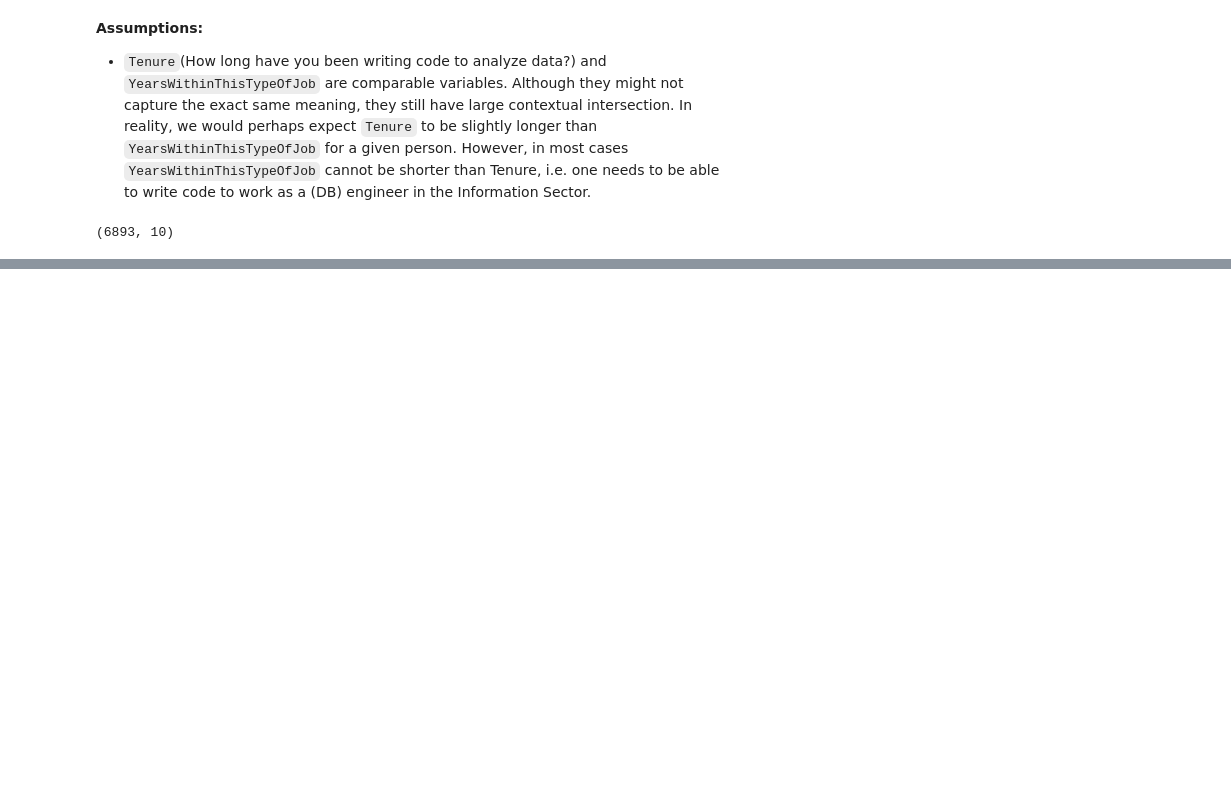
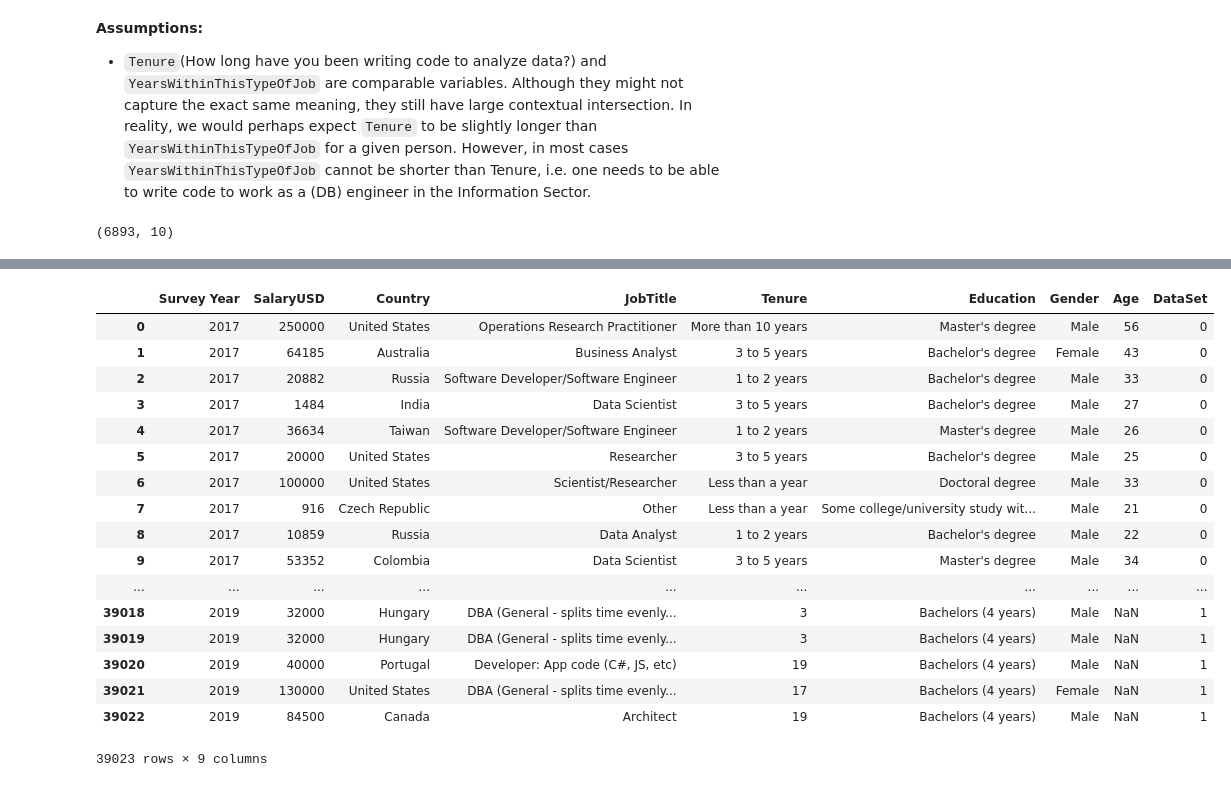
Before and after one commit to hendrikbaacke/Data-Madness, a Jupyter notebook: Income_and_Living_Prices__Data_Madness.ipynb, the cells around one changed output, grey strips where cells are left out. Cells and saved outputs as stored; diff of their text form; code cells hidden in the pictures; blank space fills up the shorter version.

Commit message:
Constructing large initial DataSet

```diff
--- a/Income_and_Living_Prices__Data_Madness.ipynb
+++ b/Income_and_Living_Prices__Data_Madness.ipynb
@@ -393,0 +383,18 @@ salary
+# %%
+df_KGL19_da.loc[:,'lowerBound'] = df_KGL19_da.loc[:,'SalaryUSD'].apply(lambda x: x.partition('-')[0] if x[0].isdigit() else ('500' if x[0] == '$' else x))
+df_KGL19_da.loc[:,'upperBound'] = df_KGL19_da.loc[:,'SalaryUSD'].apply(lambda x: x.partition('-')[2] if x[0].isdigit() else ('500' if x[0] == '$' else x))
+
+df_KGL19_da.loc[:,'upperBound']=df_KGL19_da.loc[:,'upperBound'].str.replace('-','')
+df_KGL19_da.loc[:,'upperBound']=df_KGL19_da.loc[:,'upperBound'].str.replace(',','')
+df_KGL19_da.loc[:,'upperBound']=df_KGL19_da.loc[:,'upperBound'].str.replace("'",'')
+df_KGL19_da.loc[:,'lowerBound']=df_KGL19_da.loc[:,'lowerBound'].str.replace('-','')
+df_KGL19_da.loc[:,'lowerBound']=df_KGL19_da.loc[:,'lowerBound'].str.replace(',','')
+df_KGL19_da.loc[:,'lowerBound']=df_KGL19_da.loc[:,'lowerBound'].str.replace("'",'')
+
+df_KGL19_da = df_KGL19_da[~df_KGL19_da['upperBound'].str.startswith('>')]
+df_KGL19_da = df_KGL19_da.astype({'lowerBound': 'int64','upperBound' : 'int64'})
+
+df_KGL19_da.loc[:,'SalaryUSD'] = np.round((df_KGL19_da.loc[:,'lowerBound']+df_KGL19_da.loc[:,'upperBound'])/2,0)
+df_KGL19_da = df_KGL19_da.astype({'SalaryUSD': 'int64'})
+df_KGL19_da = df_KGL19_da.drop(columns=['lowerBound','upperBound'])
+df_KGL19_da
@@ -393,0 +422,5 @@ salary
+# %%
+df_KGL17_Salary = df_KGL17_da[df_KGL17_da.loc[:,'SalaryUSD'].notna()]
+df_KGL17_Salary.shape
+df_KGL17_Salary = df_KGL17_Salary.astype({'SalaryUSD': 'int64'})
+df_KGL17_Salary
@@ -393,0 +451,9 @@ salary
+# %%
+df_KGL17Ap = df_KGL17_Salary[['Survey Year','SalaryUSD','Country','CurrentJobTitleSelect','Tenure','FormalEducation','GenderSelect','Age']]
+df_KGL18Ap = df_KGL18_da[['Survey Year','SalaryUSD','Country','CurrentJobTitleSelect','Tenure','FormalEducation','GenderSelect','Age']]
+df_KGL19Ap = df_KGL19_da[['Survey Year','SalaryUSD','Country','CurrentJobTitleSelect','Tenure','FormalEducation','GenderSelect','Age']]
+
+df_KGL = df_KGL17Ap.append(df_KGL18Ap.append(df_KGL19Ap, ignore_index=True),ignore_index=True)
+df_KGL['DataSet'] = 0
+df_KGL = df_KGL.rename(columns={'CurrentJobTitleSelect': 'JobTitle','FormalEducation' : 'Education', 'GenderSelect': 'Gender' })
+df_KGL
@@ -393,0 +479,5 @@ salary
+# %%
+df_OZR = df_OZRresponse_da[['Survey Year','SalaryUSD','Country','JobTitle','YearsWithThisTypeOfJob','Education','Gender']]
+df_OZR['DataSet'] = 1
+df_OZR = df_OZR.rename(columns={'YearsWithThisTypeOfJob': 'Tenure'})
+df_OZR
@@ -393,0 +503,24 @@ salary
+# %%
+df_income = df_KGL.append(df_OZR,ignore_index = True)
+
+df_income = df_income[['Survey Year','SalaryUSD','Country','JobTitle','Tenure','Education','Gender','Age','DataSet']]
+df_income
+# %% [output]
+|  | Survey Year | SalaryUSD | Country | JobTitle | Tenure | Education | Gender | Age | DataSet |
+| 0 | 2017 | 250000 | United States | Operations Research Practitioner | More than 10 years | Master's degree | Male | 56 | 0 |
+| 1 | 2017 | 64185 | Australia | Business Analyst | 3 to 5 years | Bachelor's degree | Female | 43 | 0 |
+| 2 | 2017 | 20882 | Russia | Software Developer/Software Engineer | 1 to 2 years | Bachelor's degree | Male | 33 | 0 |
+| 3 | 2017 | 1484 | India | Data Scientist | 3 to 5 years | Bachelor's degree | Male | 27 | 0 |
+| 4 | 2017 | 36634 | Taiwan | Software Developer/Software Engineer | 1 to 2 years | Master's degree | Male | 26 | 0 |
+| 5 | 2017 | 20000 | United States | Researcher | 3 to 5 years | Bachelor's degree | Male | 25 | 0 |
+| 6 | 2017 | 100000 | United States | Scientist/Researcher | Less than a year | Doctoral degree | Male | 33 | 0 |
+| 7 | 2017 | 916 | Czech Republic | Other | Less than a year | Some college/university study wit... | Male | 21 | 0 |
+| 8 | 2017 | 10859 | Russia | Data Analyst | 1 to 2 years | Bachelor's degree | Male | 22 | 0 |
+| 9 | 2017 | 53352 | Colombia | Data Scientist | 3 to 5 years | Master's degree | Male | 34 | 0 |
+| ... | ... | ... | ... | ... | ... | ... | ... | ... | ... |
+| 39018 | 2019 | 32000 | Hungary | DBA (General - splits time evenly... | 3 | Bachelors (4 years) | Male | NaN | 1 |
+| 39019 | 2019 | 32000 | Hungary | DBA (General - splits time evenly... | 3 | Bachelors (4 years) | Male | NaN | 1 |
+| 39020 | 2019 | 40000 | Portugal | Developer: App code (C#, JS, etc) | 19 | Bachelors (4 years) | Male | NaN | 1 |
+| 39021 | 2019 | 130000 | United States | DBA (General - splits time evenly... | 17 | Bachelors (4 years) | Female | NaN | 1 |
+| 39022 | 2019 | 84500 | Canada | Architect | 19 | Bachelors (4 years) | Male | NaN | 1 |
+39023 rows × 9 columns
```
Also changed, not shown: parts of 25 cells of this notebook, 1 other file.
